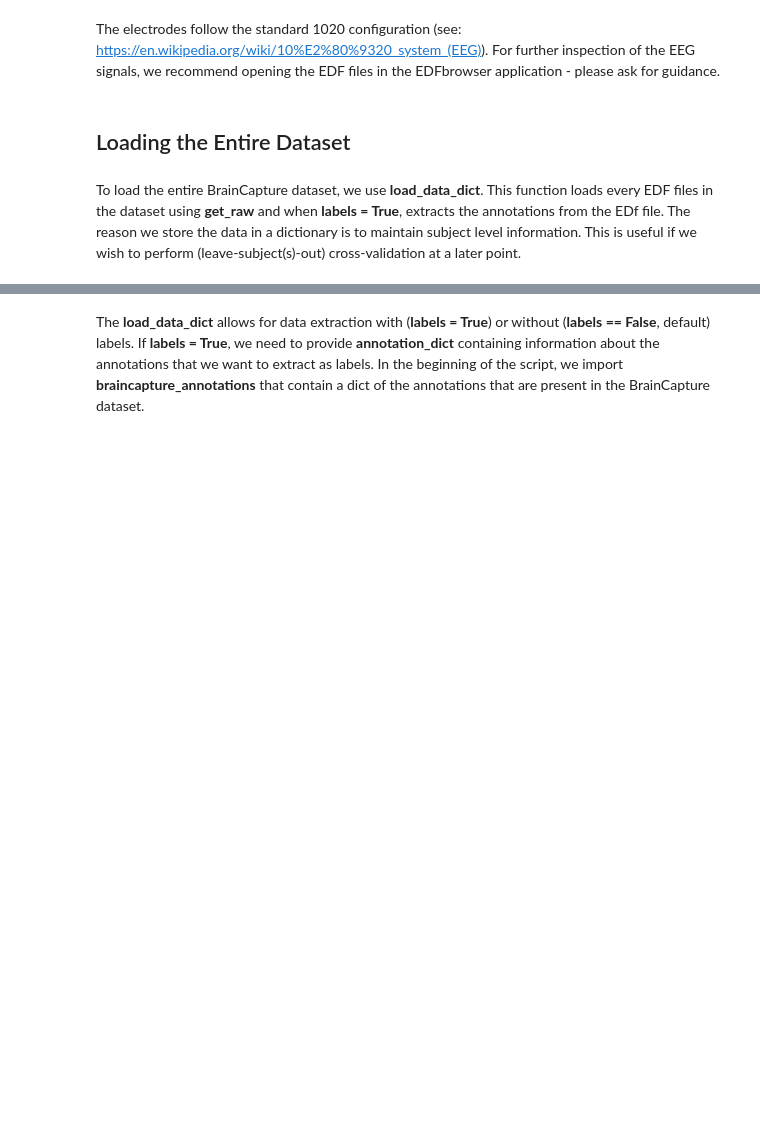
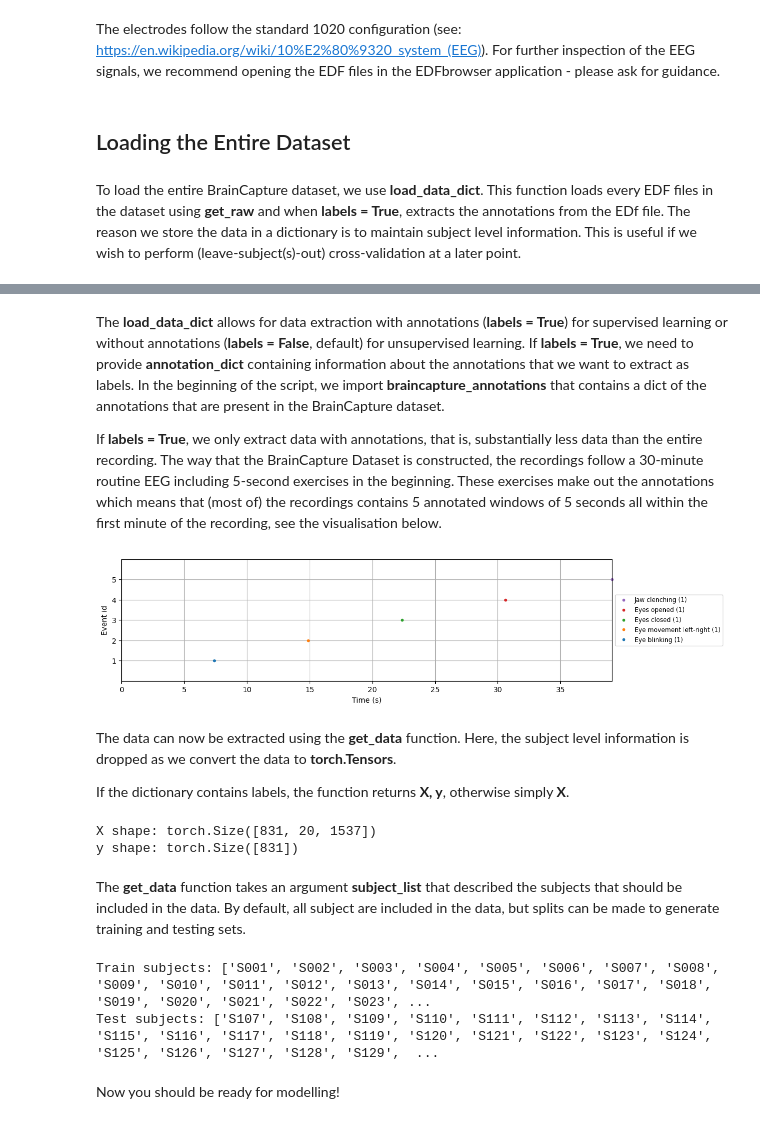
Before and after one commit to gjoelbye/GoogleBrainCaptureHackathon, a Jupyter notebook: braincapture_data_loader.ipynb, the cells around one changed output, grey strips where cells are left out. Drawn from its saved outputs; the diff is of its cells as text; code cells hidden in the pictures; blank space fills up the shorter version.

```diff
--- a/braincapture_data_loader.ipynb
+++ b/braincapture_data_loader.ipynb
@@ -106,2 +98,42 @@ Using data from preloaded Raw for 6 events and 1537 original time points ...
 # %% [markdown]
-The **load_data_dict** allows for data extraction with (**labels = True**) or without (**labels == False**, default) labels. If **labels = True**, we need to provide **annotation_dict** containing information about the annotations that we want to extract as labels. In the beginning of the script, we import **braincapture_annotations** that contain a dict of the annotations that are present in the BrainCapture dataset.
+The **load_data_dict** allows for data extraction with annotations (**labels = True**) for supervised learning or without annotations (**labels = False**, default) for unsupervised learning. If **labels = True**, we need to provide **annotation_dict** containing information about the annotations that we want to extract as labels. In the beginning of the script, we import **braincapture_annotations** that contains a dict of the annotations that are present in the BrainCapture dataset.
+
+If **labels = True**, we only extract data with annotations, that is, substantially less data than the entire recording. The way that the BrainCapture Dataset is constructed, the recordings follow a 30-minute routine EEG including 5-second exercises in the beginning. These exercises make out the annotations which means that (most of) the recordings contains 5 annotated windows of 5 seconds all within the first minute of the recording, see the visualisation below.
+# %%
+events, event_id = mne.events_from_annotations(raw)
+
+fig, ax = plt.subplots(1, 1, figsize=(15, 3))
+mne.viz.plot_events(events, raw.info['sfreq'], raw.first_samp, event_id=event_id, axes=ax);
+# %% [output]
+[figure, added]
+# %% [markdown]
+The data can now be extracted using the **get_data** function. Here, the subject level information is dropped as we convert the data to **torch.Tensors**.
+
+If the dictionary contains labels, the function returns **X, y**, otherwise simply **X**.
+# %%
+all_subjects = list(data_dict.keys())
+
+X, y = get_data(data_dict, all_subjects)
+print('X shape:', X.shape)
+print('y shape:', y.shape)
+# %% [output]
+X shape: torch.Size([831, 20, 1537])
+y shape: torch.Size([831])
+# %% [markdown]
+The **get_data** function takes an argument **subject_list** that described the subjects that should be included in the data. By default, all subject are included in the data, but splits can be made to generate training and testing sets.
+# %%
+percentage = 0.8
+
+train_subjects = all_subjects[:int(len(all_subjects)*percentage)]
+test_subjects = all_subjects[int(len(all_subjects)*percentage):]
+
+print('Train subjects:', train_subjects)
+print('Test subjects:', test_subjects)
+
+X_train, y_train = get_data(data_dict, train_subjects)
+X_test, y_test = get_data(data_dict, test_subjects)
+# %% [output]
+Train subjects: ['S001', 'S002', 'S003', 'S004', 'S005', 'S006', 'S007', 'S008', 'S009', 'S010', 'S011', 'S012', 'S013', 'S014', 'S015', 'S016', 'S017', 'S018', 'S019', 'S020', 'S021', 'S022', 'S023', ...
+Test subjects: ['S107', 'S108', 'S109', 'S110', 'S111', 'S112', 'S113', 'S114', 'S115', 'S116', 'S117', 'S118', 'S119', 'S120', 'S121', 'S122', 'S123', 'S124', 'S125', 'S126', 'S127', 'S128', 'S129',  ...
+# %% [markdown]
+Now you should be ready for modelling!
```
Also changed, not shown: parts of 5 cells of this notebook, 2 other files.
